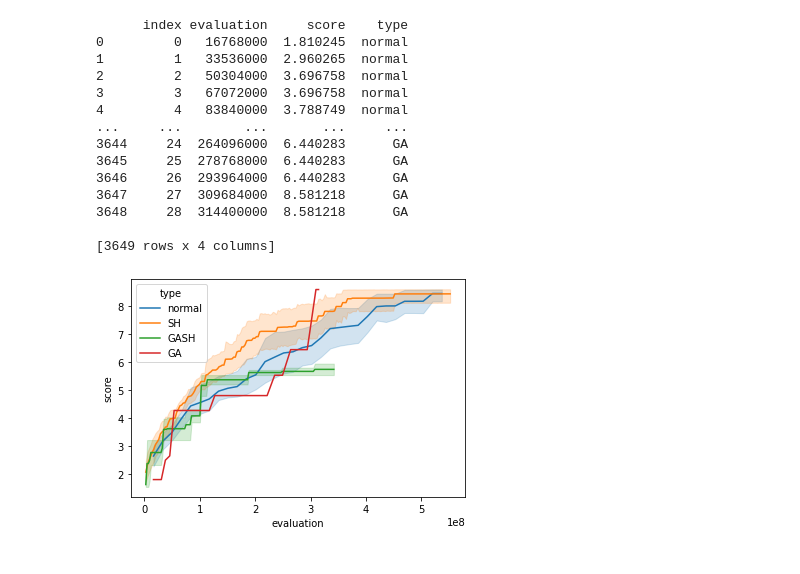
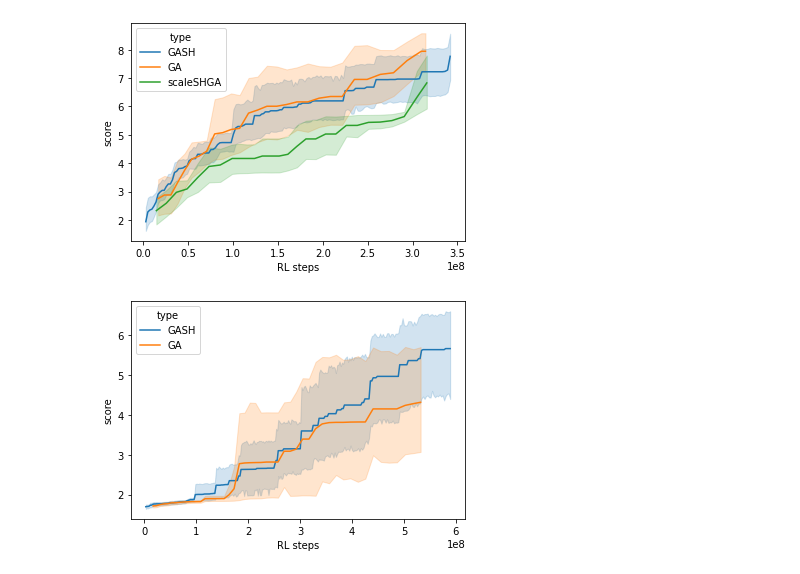
Before and after one commit to sk161717/Evogym-GASH, a Jupyter notebook: examples/output_graph.ipynb, the cells around one changed output. Drawn from its saved outputs; the diff is of its cells as text; code cells hidden in the pictures.

Commit message:
save before evaluation 1000->1024

```diff
--- a/examples/output_graph.ipynb
+++ b/examples/output_graph.ipynb
@@ -11,7 +15,6 @@ import itertools
 root_dir = os.path.dirname(Path().resolve())
 root_dir=os.path.join(root_dir, 'examples')
 seed=10
-expr_name='Jumper-v0_PlatformJumper-v0'
 expr_name_normal='UpStepper-v0_TournamentGA'
 expr_name_fast='UpStepper-v0_TournamentFastGA'
 expr_name_suha='UpStepper-v0_TournamentSuHaGA'
@@ -55,7 +58,7 @@ def average_graph(expr_name,seed_list,generation,is_multi):
     data=np.average(mat,axis=0)
     return data,evaluation_list
 
-def data_for_confidence(expr_name,seed_list,generation,is_multi,expr_type,calc_step_func):
+def data_for_confidence(expr_name,seed_list,generation,is_multi,expr_type,calc_step_func,is_step_based=True):
     df=pd.DataFrame(columns=['evaluation','score'])
     for seed in seed_list:
         sub_df = pd.DataFrame(columns=['evaluation','score'])
@@ -63,7 +66,7 @@ def data_for_confidence(expr_name,seed_list,generation,is_multi,expr_type,calc_s
         save_dir = os.path.join(root_dir, 'saved_data',log_dir)
         fitness_list,evaluation_list=max_fit_list(save_dir,generation,is_multi=is_multi)
         step_list=calc_step_func(save_dir,generation)
-        sub_df['evaluation'] =  step_list
+        sub_df['evaluation'] =  step_list if is_step_based else [i for i in range(generation+1)]
         sub_df['score'] = fitness_list
         df = pd.concat([df,sub_df],axis=0)
     df['type']=np.array([expr_type for i in range(len(df))])
@@ -104,58 +107,66 @@ def normal_steps(save_dir,generation):
 # list
 # data['hue'] = list
 
-def plot_confidence(df):
+def plot_confidence(df,is_step_based=True):
 
     df=df.reset_index()
-    print(df)
     sns.lineplot(x="evaluation", y="score", data=df,hue='type')
-    plt.xlabel('evaluation')
+    xlabel='RL steps' if is_step_based else 'generations'
+    plt.xlabel(xlabel)
     plt.savefig('evaluation_score.pdf')
+
+
 
 def plot_graph(data,eval_list,label,is_eval_base=True):
     fig = plt.figure(figsize=(12, 8)) #...1
 
     # Figure内にAxesを追加()
     ax = fig.add_subplot(111) #...2
     if is_eval_base==False:
         eval_list[1]=np.array(eval_list[1])/2
     ax.plot(eval_list[1], data[1], label=label[1]) #...3
     ax.plot(eval_list[0], data[0], label=label[0]) #...3
-    plt.xlabel('evaluations' if is_eval_base else 'evaluated design')
+    plt.xlabel('steps' if is_eval_base else 'evaluated design')
     plt.ylabel('score of platformjumper')
     plt.ylim([1.7,2.8])
 
     # 凡例の表示
     plt.legend()
 
     # プロット表示(設定の反映)
     plt.show()
 
 
+
+
+
+expr_name_normal='UpStepper-v0_TournamentGA'
+expr_name_fast='UpStepper-v0_TournamentFastGA'
+expr_name_suha='UpStepper-v0_TournamentSuHaGA'
+expr_name_gash='UpStepper-v0_SuHaGA'
+expr_name_ga='UpStepper-v0_GA'
+expr_name_scaleSuHA='UpStepper-v0_scaleSuHaGA'
+is_step_based=True
+
 #data_normal,eval_list_normal=average_graph(expr_name_normal,[0,100,6,9],31,False)
 #data_fast,eval_list_fast=average_graph(expr_name_fast,[6,7,8,9,10,11,12,13,14,15],31,False)
-df_normal=data_for_confidence(expr_name_normal,[0,1,2,3,4,5,6,7,8,9,10,11,12,13,14,15],31,False,'normal',normal_steps)
-#df_fast=data_for_confidence(expr_name_fast,[0,1,2,3,4,5,6,7,8,9,10,11,12,13,14,15],31,False,11/16.0,'fast')
-df_suha=data_for_confidence(expr_name_suha,range(15),187,False,'SH',SH_steps)
-df_gash=data_for_confidence(expr_name_gash,[2,3],143,False,'GASH',load_steps)
-df_ga=data_for_confidence(expr_name_ga,[0],28,False,"GA",load_steps)
+#df_normal=data_for_confidence(expr_name_normal,[0,1,2,3,4,5,6,7,8,9,10,11,12,13,14,15],31,False,'normal',normal_steps)
+#df_fast=data_for_confidence(expr_name_fast,[0,1,2,3,4,5,6,7,8,9,10,11,12,13,14,15],31,False,'fast',SH_steps,is_step_based)
+#df_suha=data_for_confidence(expr_name_suha,range(15),187,False,'SH',SH_steps)
+df_gash=data_for_confidence(expr_name_gash,[2,3,5,6,7,8,10,11,12,13],143,False,'GASH',load_steps,is_step_based)
+df_ga=data_for_confidence(expr_name_ga,[0,1,2,3,4,6,7],28,False,"GA",load_steps,is_step_based)
+df_scaleSH=data_for_confidence(expr_name_scaleSuHA,[3,4,5,6,7,8],27,False,"scaleSHGA",load_steps,is_step_based)
+
 #df_ga=data_for_confidence()
 #df_normal.head(5)
-plot_confidence(pd.concat([df_normal,df_suha,df_gash,df_ga]))
+plot_confidence(pd.concat([df_gash,df_ga,df_scaleSH]),is_step_based)
+
 #plot_graph([data_single,data_multi],[eval_list_single,eval_list_multi],['GA:4 seed average','multi:5 seed average'])
 # %% [output]
-      index evaluation     score    type
-0         0   16768000  1.810245  normal
-1         1   33536000  2.960265  normal
-2         2   50304000  3.696758  normal
-3         3   67072000  3.696758  normal
-4         4   83840000  3.788749  normal
-...     ...        ...       ...     ...
-3644     24  264096000  6.440283      GA
-3645     25  278768000  6.440283      GA
-3646     26  293964000  6.440283      GA
-3647     27  309684000  8.581218      GA
-3648     28  314400000  8.581218      GA
-
-[3649 rows x 4 columns]
-[figure, old version]
+[figure, new version]
+# %%
+df_gash=data_for_confidence('PlatformJumper-v0_SuHaGA',[1,2,3,4,6,7,8,9],243,False,'GASH',load_steps)
+df_ga=data_for_confidence('PlatformJumper-v0_GA',[1,2,3,4,5,6,7,8,9],47,False,"GA",load_steps)
+plot_confidence(pd.concat([df_gash,df_ga]))
+# %% [output]
+[figure, added]
```
Also changed, not shown: parts of 4 cells of this notebook, 9 other files.
